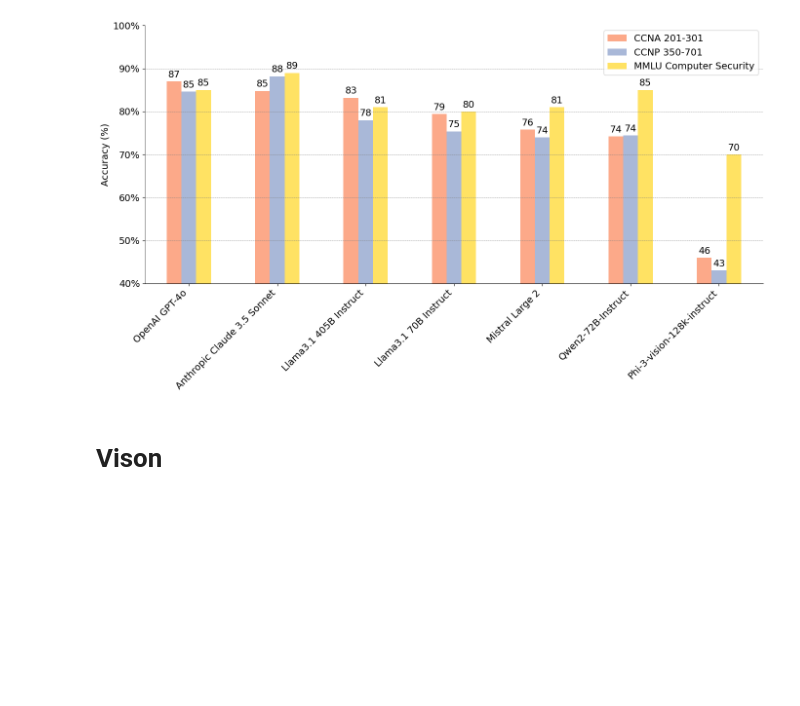
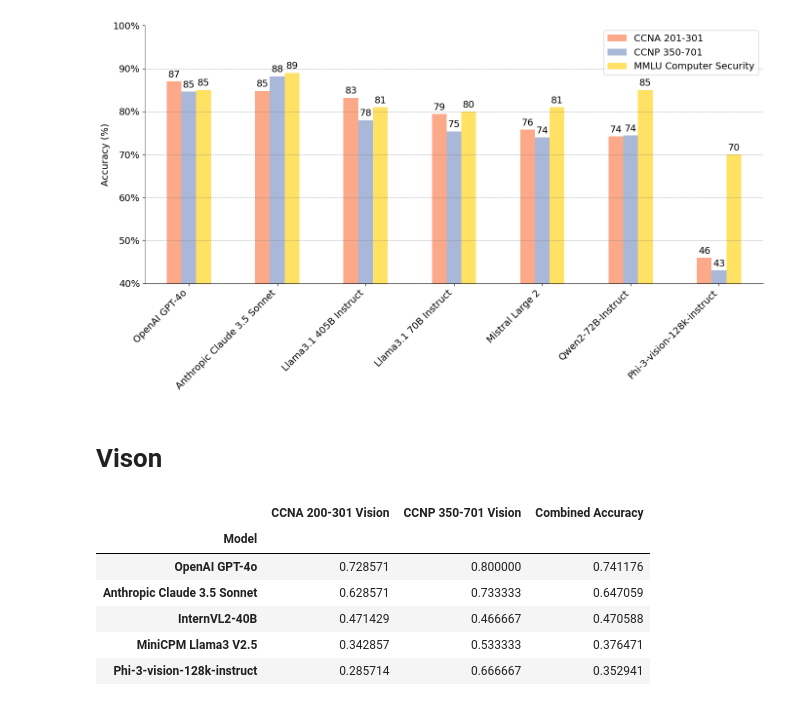
Before and after one commit to cybercampus-se/GenAICyberSecMCQA, a Jupyter notebook: src/analysis.ipynb, the cells around one changed output. Drawn from its saved outputs; the diff is of its cells as text; code cells hidden in the pictures; blank space fills up the shorter version.

```diff
--- a/src/analysis.ipynb
+++ b/src/analysis.ipynb
@@ -640,25 +639,37 @@ plt.show()
 # %%
 CCNP_Vision_path = [
     "../results/15_questions_5_Shot_HELM_350-701-CCNP-VISION_2024_08_07_16_48",
     "../results/15_questions_5_Shot_HELM_350-701-CCNP-VISION_2024_08_12_17_14",
     "../results/15_questions_5_Shot_HELM_350-701-CCNP-VISION_2024_08_13_14_27"
     ]
 CCNP_Vision_Stats = stats_from_pickle(CCNP_Vision_path,cot=False)
 title="CCNP 350-701 Vision"
 
 CCNA_Vision_path = [
     "../results/74_questions_5_Shot_HELM_200-301-CCNA-VISION_2024_08_08_16_11",
     "../results/74_questions_5_Shot_HELM_200-301-CCNA-VISION_2024_08_08_16_16",
     "../results/70_questions_5_Shot_HELM_200-301-CCNA-VISION_2024_08_13_15_29",
     "../results/70_questions_5_Shot_HELM_200-301-CCNA-VISION_2024_08_12_17_13",
     "../results/70_questions_5_Shot_HELM_200-301-CCNA-VISION_2024_08_13_14_38"
     ]
 CCNA_Vision_Stats = stats_from_pickle(CCNA_Vision_path,cot=False)
 title="CCNA 200-301 Vision"
 
 df1 = CCNA_Vision_Stats.set_index("Model")[["Accuracy Mean"]].rename(columns={'Accuracy Mean': 'CCNA 200-301 Vision'})
 df2 = CCNP_Vision_Stats.set_index("Model")[["Accuracy Mean"]].rename(columns={'Accuracy Mean': 'CCNP 350-701 Vision'})
 vision_merged_df = pd.merge(df1,df2, on='Model')
+# Calculate combined accuracy weighted by the number of questions in the datasets
+vision_merged_df['Combined Accuracy'] = (vision_merged_df['CCNA 200-301 Vision'] * 70 + vision_merged_df['CCNP 350-701 Vision'] * 15) / (70 + 15)
+
+vision_merged_df
+# %% [output]
+|  | CCNA 200-301 Vision | CCNP 350-701 Vision | Combined Accuracy |
+| Model |  |  |  |
+| OpenAI GPT-4o | 0.728571 | 0.800000 | 0.741176 |
+| Anthropic Claude 3.5 Sonnet | 0.628571 | 0.733333 | 0.647059 |
+| InternVL2-40B | 0.471429 | 0.466667 | 0.470588 |
+| MiniCPM Llama3 V2.5 | 0.342857 | 0.533333 | 0.376471 |
+| Phi-3-vision-128k-instruct | 0.285714 | 0.666667 | 0.352941 |
 # %%
 
 fig, ax = plt.subplots(figsize=(14, 8))
```
Also changed, not shown: parts of 3 cells of this notebook, 19 other files.
